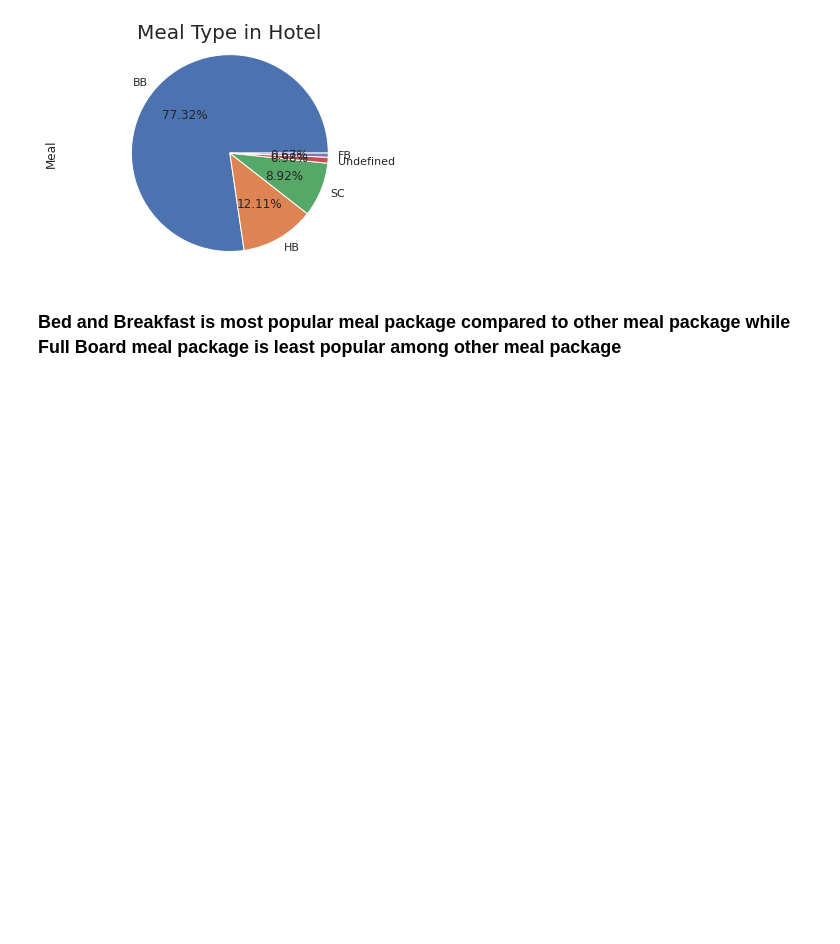
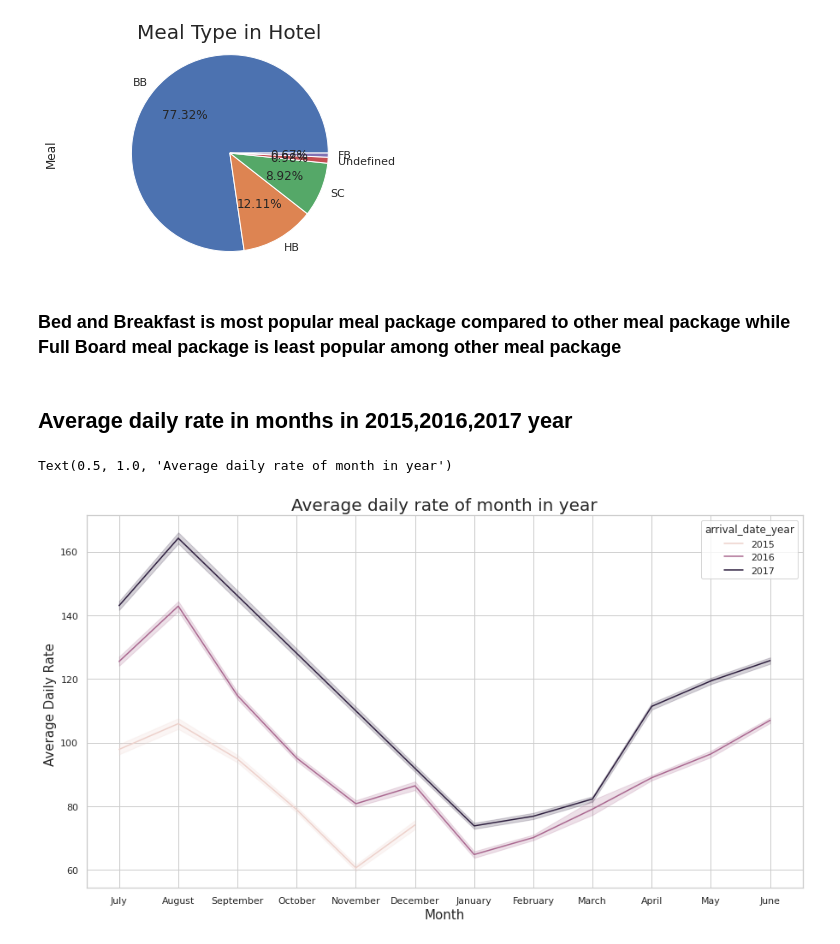
Before and after one commit to milanajudiya/Hotel_Booking_Analysis, a Jupyter notebook: Hotel_Booking_Analysis.ipynb, the cells around one changed output. Cells and saved outputs as stored; diff of their text form; code cells hidden in the pictures; blank space fills up the shorter version.

```diff
--- a/Hotel_Booking_Analysis.ipynb
+++ b/Hotel_Booking_Analysis.ipynb
@@ -556,3 +556,17 @@ Text(0.5, 1.0, 'Meal Type in Hotel')
 [figure]
 # %% [markdown]
 ### Bed and Breakfast is most popular meal package compared to other meal package while Full Board meal package is least popular among other meal package
+# %% [markdown]
+## Average daily rate in months in 2015,2016,2017 year
+# %%
+# line plot of adr in  month and year
+
+plt.figure(figsize=(15,8))
+sns.set_theme(style="whitegrid")
+ax=sns.lineplot(x="arrival_date_month",y="adr",hue="arrival_date_year",data=df_hotel)
+plt.xlabel("Month",size=15)
+plt.ylabel("Average Daily Rate ",size=15)
+plt.title("Average daily rate of month in year",size=20)
+# %% [output]
+Text(0.5, 1.0, 'Average daily rate of month in year')
+[figure, added]
```
Also changed, not shown: parts of 10 cells of this notebook.
